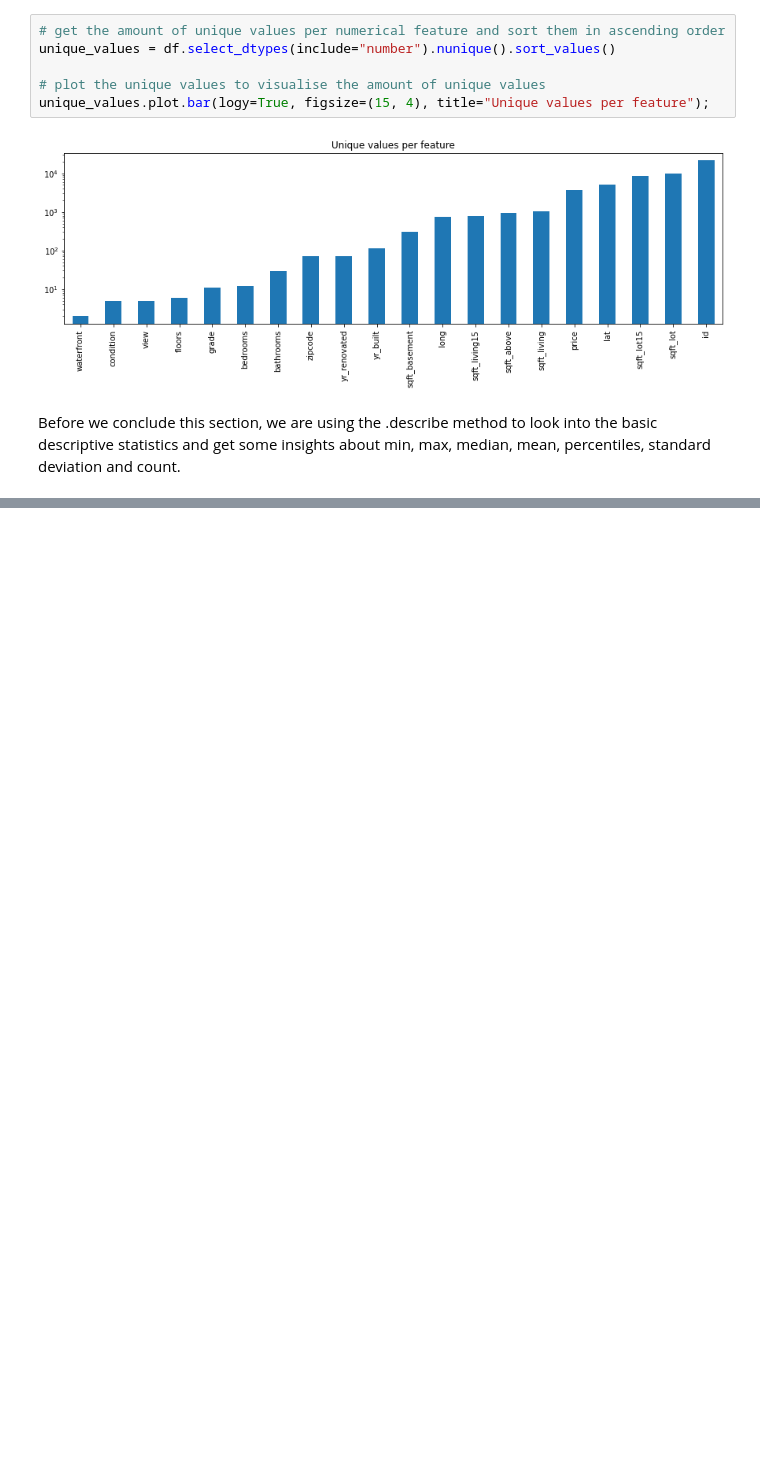
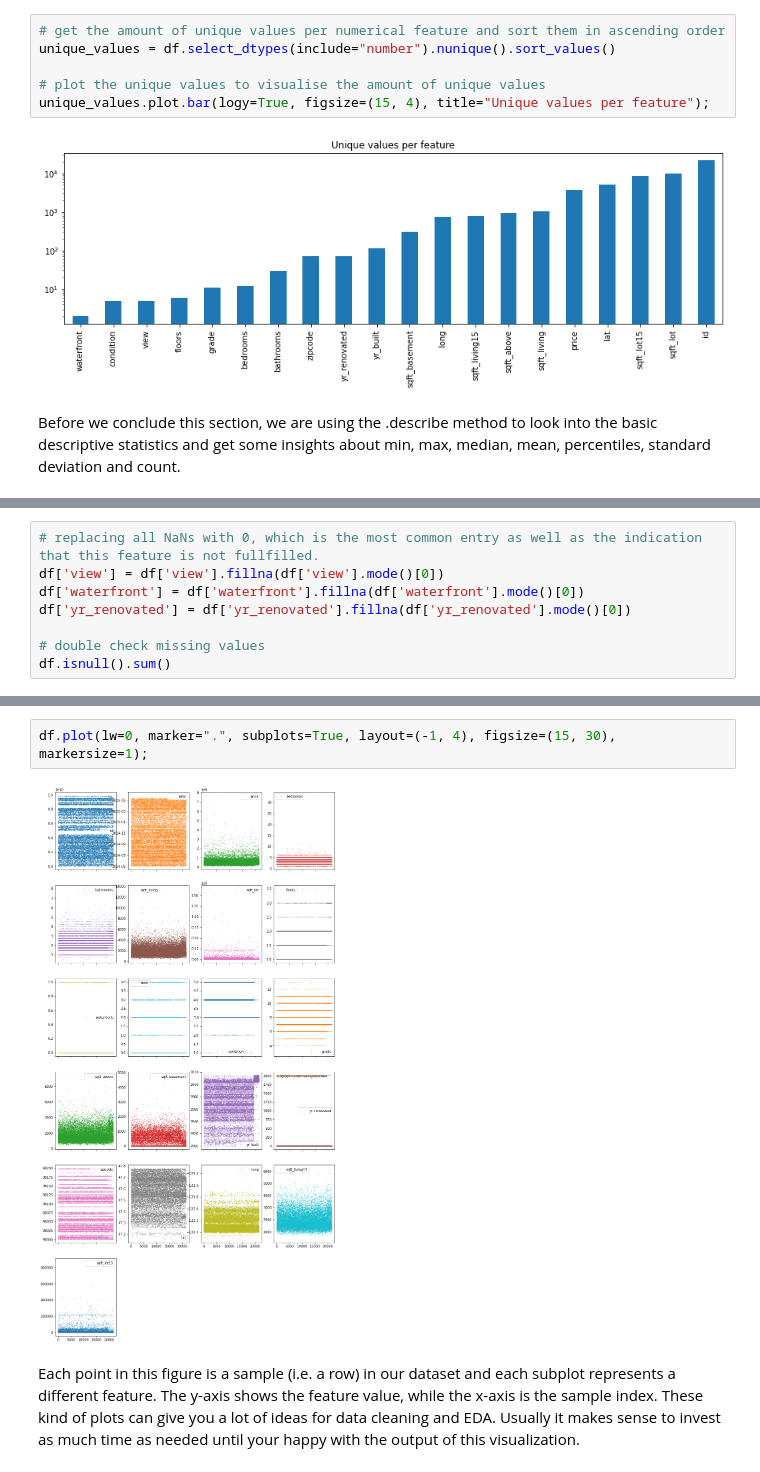
Before and after one commit to greenfirefly/ds-eda-project, a Jupyter notebook: EDA_advanced.ipynb, the cells around one changed output, grey strips where cells are left out. Saved outputs shown, nothing was run; the diff lists cells and outputs as text; blank space fills up the shorter version.

```diff
--- a/EDA_advanced.ipynb
+++ b/EDA_advanced.ipynb
@@ -185,0 +335,8 @@ df.describe(), df.info() are helpful methods to get a insight directly in the be
+# %%
+# replacing all NaNs with 0, which is the most common entry as well as the indication that this feature is not fullfilled.
+df['view'] = df['view'].fillna(df['view'].mode()[0])
+df['waterfront'] = df['waterfront'].fillna(df['waterfront'].mode()[0])
+df['yr_renovated'] = df['yr_renovated'].fillna(df['yr_renovated'].mode()[0])
+
+# double check missing values
+df.isnull().sum()
@@ -185,0 +375,6 @@ df.describe(), df.info() are helpful methods to get a insight directly in the be
+# %%
+df.plot(lw=0, marker=".", subplots=True, layout=(-1, 4), figsize=(15, 30), markersize=1);
+# %% [output]
+[figure, added]
+# %% [markdown]
+Each point in this figure is a sample (i.e. a row) in our dataset and each subplot represents a different feature. The y-axis shows the feature value, while the x-axis is the sample index. These kind of plots can give you a lot of ideas for data cleaning and EDA. Usually it makes sense to invest as much time as needed until your happy with the output of this visualization.
```
Also changed, not shown: parts of 19 cells of this notebook.
